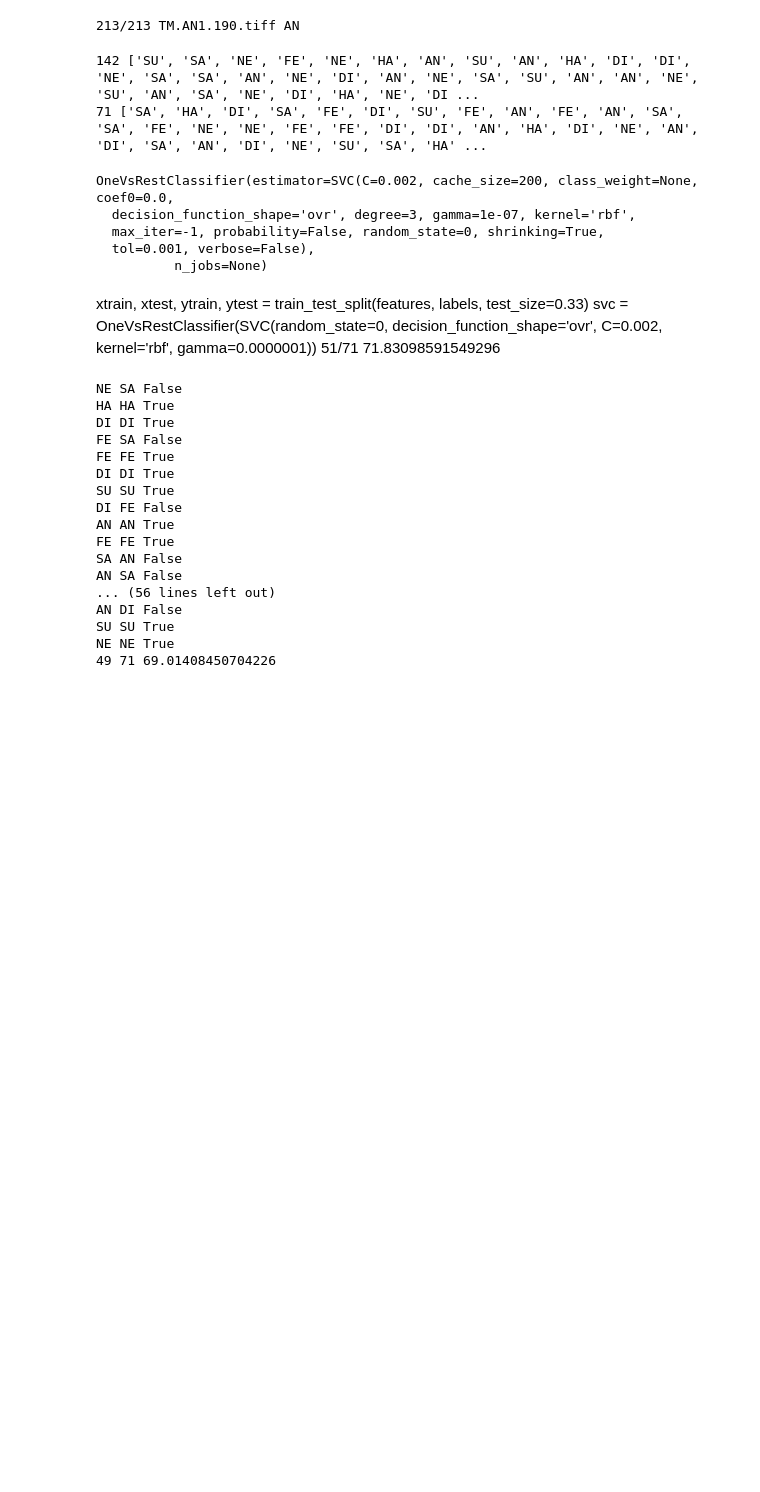
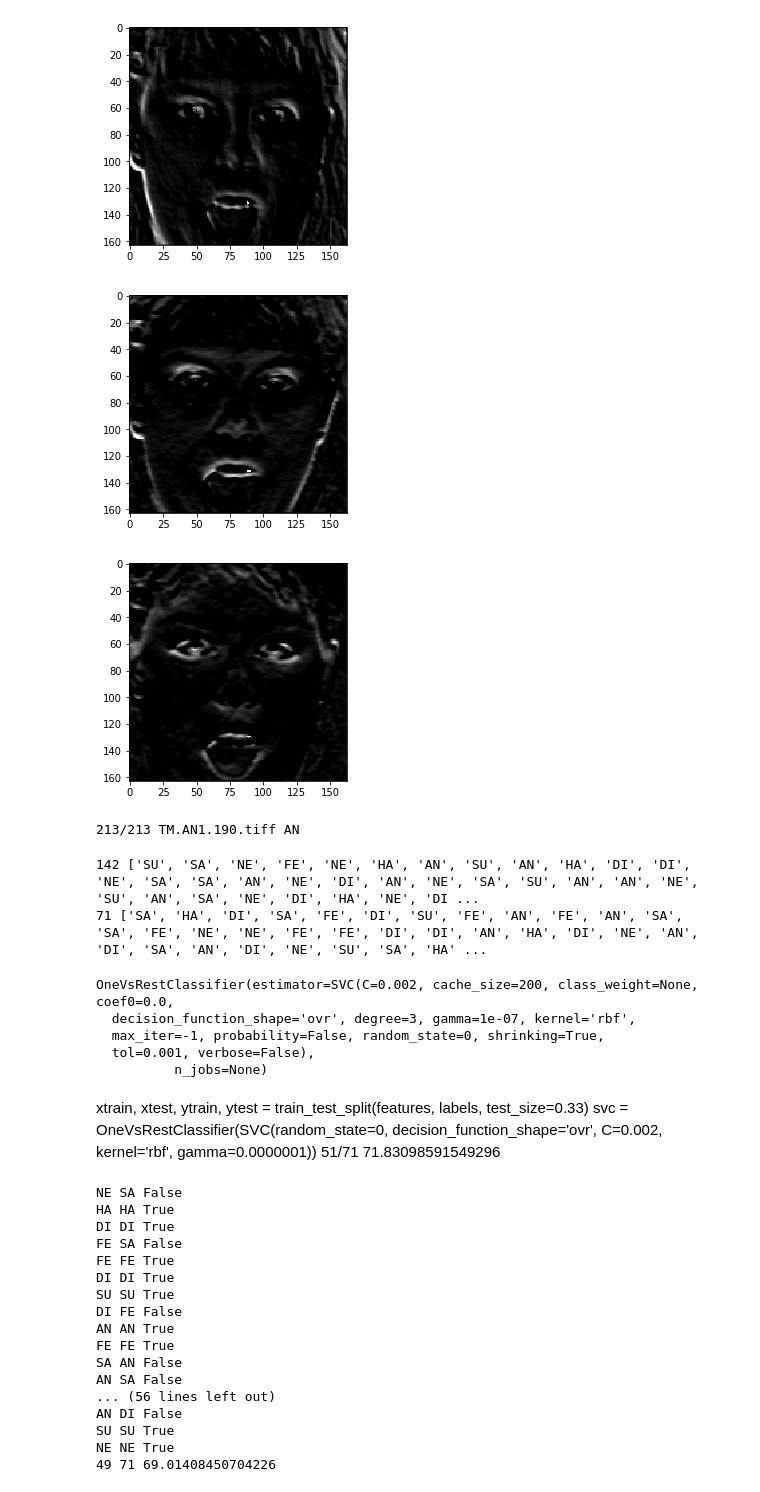
Before and after one commit to JadHADDAD92/extended-lbp-fer, a Jupyter notebook: hvnLBP.ipynb, the cells around one changed output. Drawn from its saved outputs; the diff is of its cells as text; code cells hidden in the pictures; blank space fills up the shorter version.

```diff
--- a/hvnLBP.ipynb
+++ b/hvnLBP.ipynb
@@ -122,23 +122,27 @@ def generatePattern(matrix):
 # %%
 img =  cv2.imread('images/test.png', 0)
 # plt.imshow(img, cmap='gray', vmax=255, vmin=0)
 # plt.show()
 img = cv2.equalizeHist(img)
 img = cv2.bilateralFilter(img, 5, 30, 20)
 img = cropFace(img)
 # plt.imshow(img, cmap='gray', vmax=255, vmin=0)
 # plt.show()
 # result = np.zeros_like(img)
 for key, value in kirsch(img).items():
 #     result = np.maximum(result, value)
-    res = hvnLBPWithoutBorders(value)
-    plt.imshow(res, cmap='gray', vmax=255, vmin=0)
+#     res = hvnLBPWithoutBorders(value)
+    plt.imshow(value, cmap='gray', vmax=255, vmin=0)
     plt.show()
 # plt.imshow(result, cmap='gray', vmax=255, vmin=0)
 # plt.show()
 # lbp = hvnLBPWithoutBorders(result)
 # plt.imshow(lbp, cmap='gray', vmax=255, vmin=0)
 # plt.show()
+# %% [output]
+[figure, added]
+[figure, added]
+[figure, added]
 # %%
 # %lprun -f hvnLBPWithoutBorders hvnLBPWithoutBorders(img)
 # @jit(nopython=True)
```
Also changed, not shown: 37 other files.
